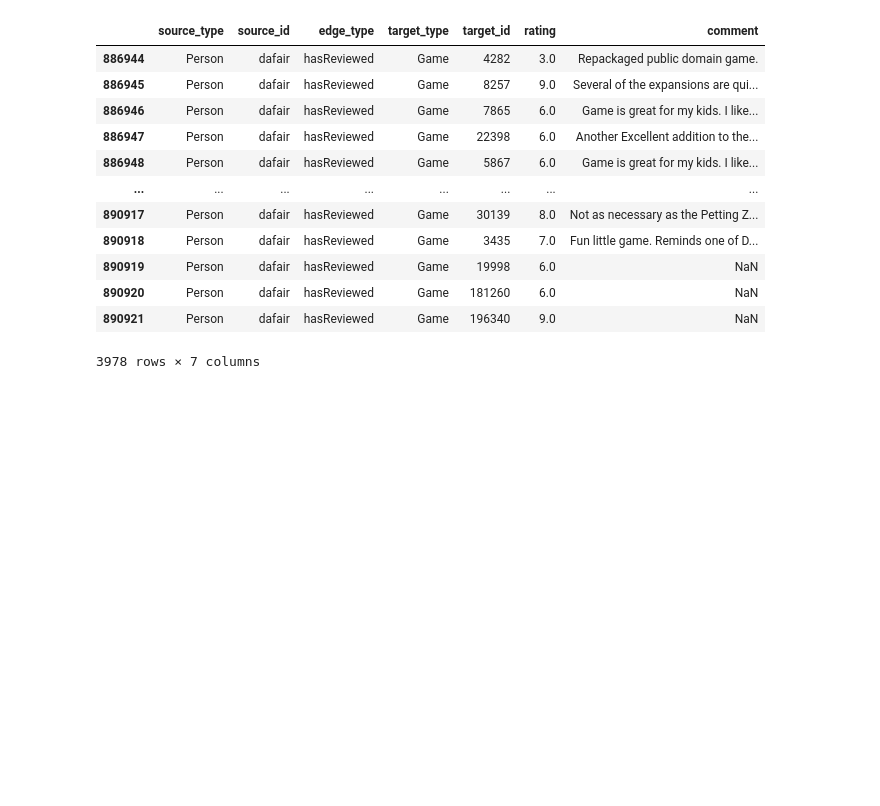
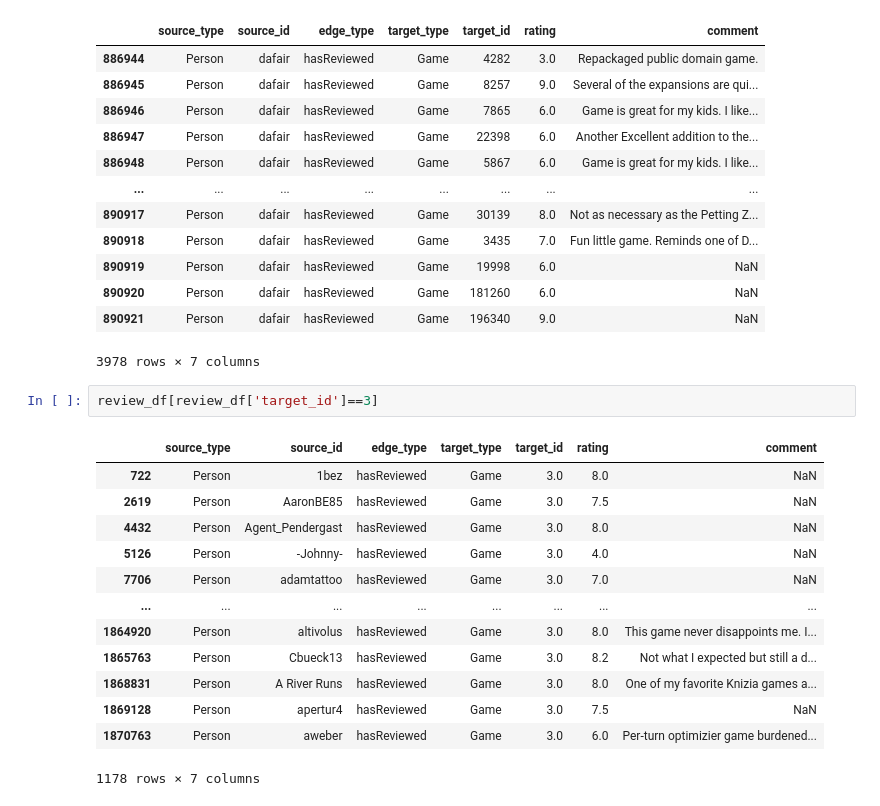
Before and after one commit to c-macmillan/BoardGameRecommender, a Jupyter notebook: notebooks/EDA.ipynb, the cells around one changed output. Cells and saved outputs as stored; diff of their text form; blank space fills up the shorter version.

```diff
--- a/notebooks/EDA.ipynb
+++ b/notebooks/EDA.ipynb
@@ -67,3 +67,19 @@ review_df[review_df['source_id']=='dafair']
 | 890920 | Person | dafair | hasReviewed | Game | 181260 | 6.0 | NaN |
 | 890921 | Person | dafair | hasReviewed | Game | 196340 | 9.0 | NaN |
 3978 rows × 7 columns
+# %%
+review_df[review_df['target_id']==3]
+# %% [output]
+|  | source_type | source_id | edge_type | target_type | target_id | rating | comment |
+| 722 | Person | 1bez | hasReviewed | Game | 3.0 | 8.0 | NaN |
+| 2619 | Person | AaronBE85 | hasReviewed | Game | 3.0 | 7.5 | NaN |
+| 4432 | Person | Agent_Pendergast | hasReviewed | Game | 3.0 | 8.0 | NaN |
+| 5126 | Person | -Johnny- | hasReviewed | Game | 3.0 | 4.0 | NaN |
+| 7706 | Person | adamtattoo | hasReviewed | Game | 3.0 | 7.0 | NaN |
+| ... | ... | ... | ... | ... | ... | ... | ... |
+| 1864920 | Person | altivolus | hasReviewed | Game | 3.0 | 8.0 | This game never disappoints me. I... |
+| 1865763 | Person | Cbueck13 | hasReviewed | Game | 3.0 | 8.2 | Not what I expected but still a d... |
+| 1868831 | Person | A River Runs | hasReviewed | Game | 3.0 | 8.0 | One of my favorite Knizia games a... |
+| 1869128 | Person | apertur4 | hasReviewed | Game | 3.0 | 7.5 | NaN |
+| 1870763 | Person | aweber | hasReviewed | Game | 3.0 | 6.0 | Per-turn optimizier game burdened... |
+1178 rows × 7 columns
```
Also changed, not shown: parts of 18 cells of this notebook, 12 other files.
